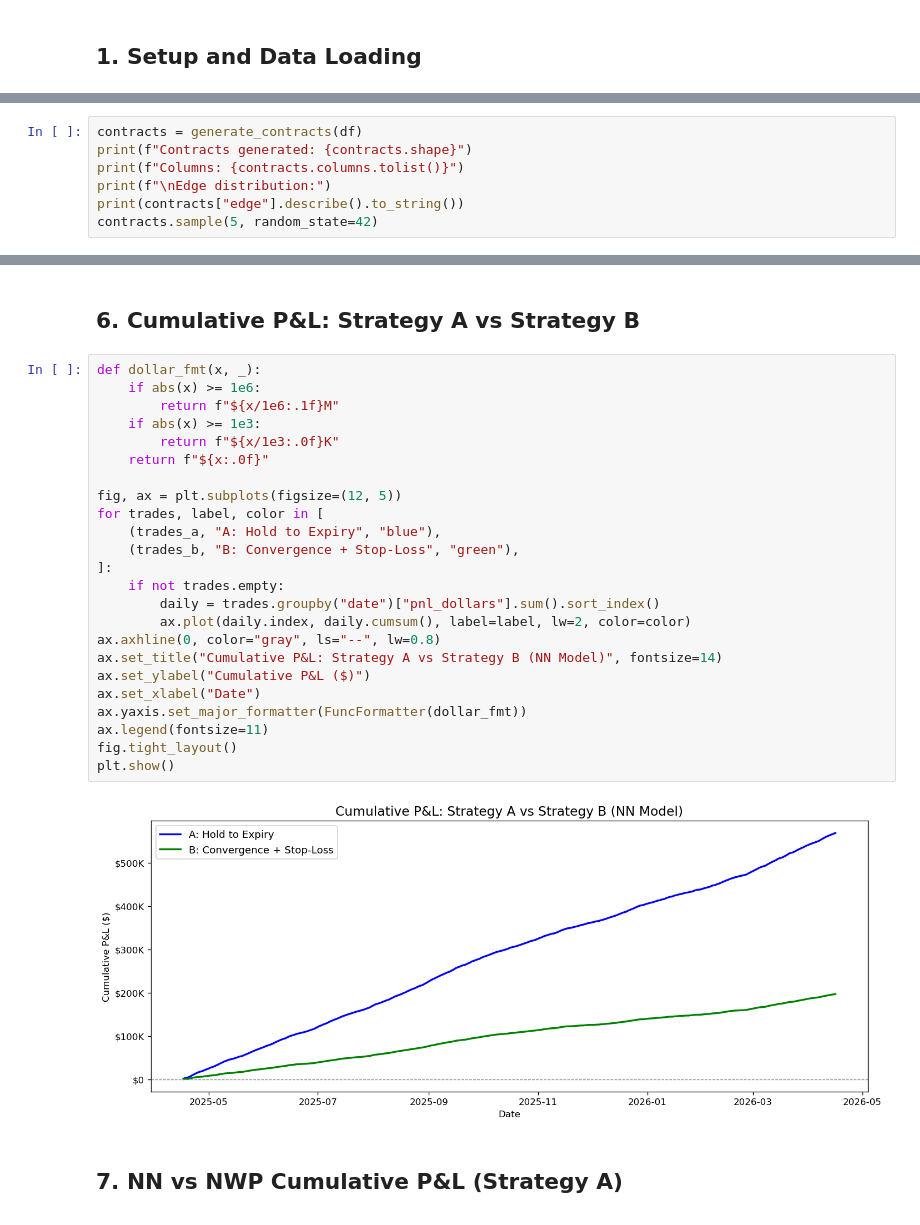
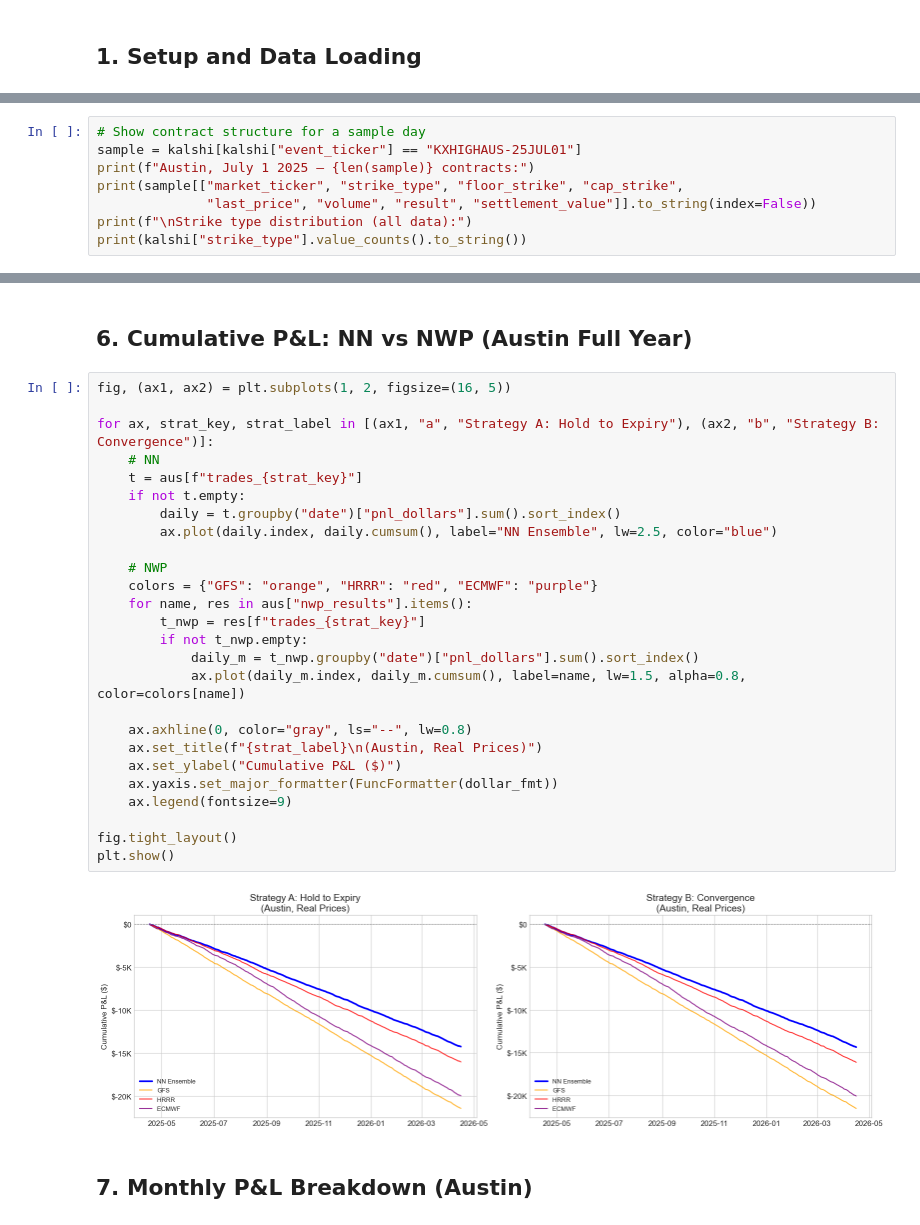
Before and after one commit to maxz073/dailymaxtempnn, a Jupyter notebook: kalshi_notebook.ipynb, the cells around one changed output, grey strips where cells are left out. Drawn from its saved outputs; the diff is of its cells as text.

Commit message:
Finished kalshi data pull & analysis. (Inconclusive) Added the sensitivity rates mapping in the energy notebook.

```diff
--- a/kalshi_notebook.ipynb
+++ b/kalshi_notebook.ipynb
@@ -42,8 +62,9 @@ Cities: 20
 # %%
-contracts = generate_contracts(df)
-print(f"Contracts generated: {contracts.shape}")
-print(f"Columns: {contracts.columns.tolist()}")
-print(f"\nEdge distribution:")
-print(contracts["edge"].describe().to_string())
-contracts.sample(5, random_state=42)
+# Show contract structure for a sample day
+sample = kalshi[kalshi["event_ticker"] == "KXHIGHAUS-25JUL01"]
+print(f"Austin, July 1 2025 — {len(sample)} contracts:")
+print(sample[["market_ticker", "strike_type", "floor_strike", "cap_strike",
+              "last_price", "volume", "result", "settlement_value"]].to_string(index=False))
+print(f"\nStrike type distribution (all data):")
+print(kalshi["strike_type"].value_counts().to_string())
 # %% [output]
@@ -196,31 +210,33 @@ ECMWF historical std: 3.08 F
 # %% [markdown]
-## 6. Cumulative P&L: Strategy A vs Strategy B
+## 6. Cumulative P&L: NN vs NWP (Austin Full Year)
 # %%
-def dollar_fmt(x, _):
-    if abs(x) >= 1e6:
-        return f"${x/1e6:.1f}M"
-    if abs(x) >= 1e3:
-        return f"${x/1e3:.0f}K"
-    return f"${x:.0f}"
+fig, (ax1, ax2) = plt.subplots(1, 2, figsize=(16, 5))
 
-fig, ax = plt.subplots(figsize=(12, 5))
-for trades, label, color in [
-    (trades_a, "A: Hold to Expiry", "blue"),
-    (trades_b, "B: Convergence + Stop-Loss", "green"),
-]:
-    if not trades.empty:
-        daily = trades.groupby("date")["pnl_dollars"].sum().sort_index()
-        ax.plot(daily.index, daily.cumsum(), label=label, lw=2, color=color)
-ax.axhline(0, color="gray", ls="--", lw=0.8)
-ax.set_title("Cumulative P&L: Strategy A vs Strategy B (NN Model)", fontsize=14)
-ax.set_ylabel("Cumulative P&L ($)")
-ax.set_xlabel("Date")
-ax.yaxis.set_major_formatter(FuncFormatter(dollar_fmt))
-ax.legend(fontsize=11)
+for ax, strat_key, strat_label in [(ax1, "a", "Strategy A: Hold to Expiry"), (ax2, "b", "Strategy B: Convergence")]:
+    # NN
+    t = aus[f"trades_{strat_key}"]
+    if not t.empty:
+        daily = t.groupby("date")["pnl_dollars"].sum().sort_index()
+        ax.plot(daily.index, daily.cumsum(), label="NN Ensemble", lw=2.5, color="blue")
+
+    # NWP
+    colors = {"GFS": "orange", "HRRR": "red", "ECMWF": "purple"}
+    for name, res in aus["nwp_results"].items():
+        t_nwp = res[f"trades_{strat_key}"]
+        if not t_nwp.empty:
+            daily_m = t_nwp.groupby("date")["pnl_dollars"].sum().sort_index()
+            ax.plot(daily_m.index, daily_m.cumsum(), label=name, lw=1.5, alpha=0.8, color=colors[name])
+
+    ax.axhline(0, color="gray", ls="--", lw=0.8)
+    ax.set_title(f"{strat_label}\n(Austin, Real Prices)")
+    ax.set_ylabel("Cumulative P&L ($)")
+    ax.yaxis.set_major_formatter(FuncFormatter(dollar_fmt))
+    ax.legend(fontsize=9)
+
 fig.tight_layout()
 plt.show()
 # %% [output]
-[figure, old version]
+[figure, new version]
 # %% [markdown]
-## 7. NN vs NWP Cumulative P&L (Strategy A)
+## 7. Monthly P&L Breakdown (Austin)
 # %%
```
Also changed, not shown: parts of 19 cells of this notebook, 16 other files.
